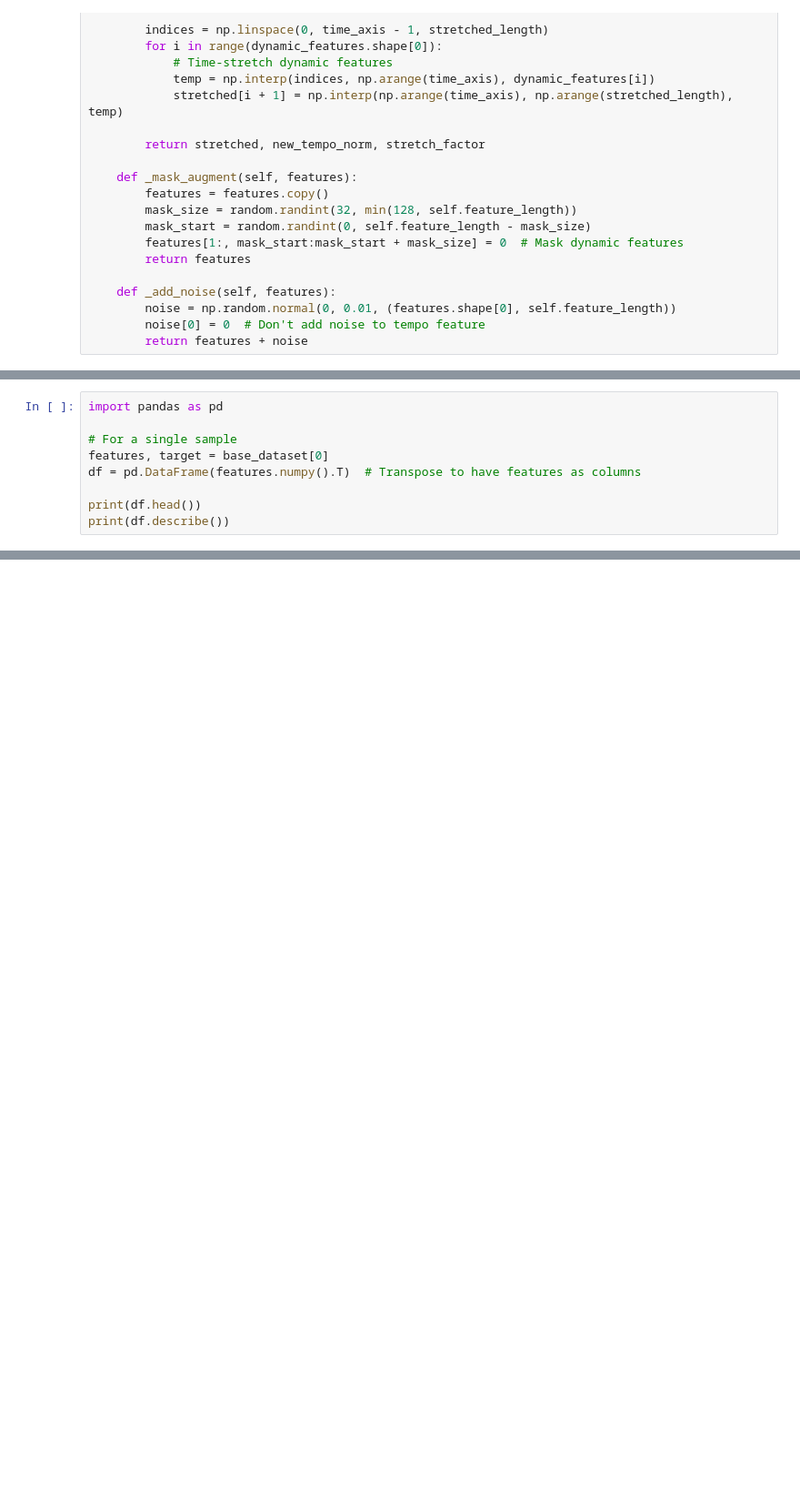
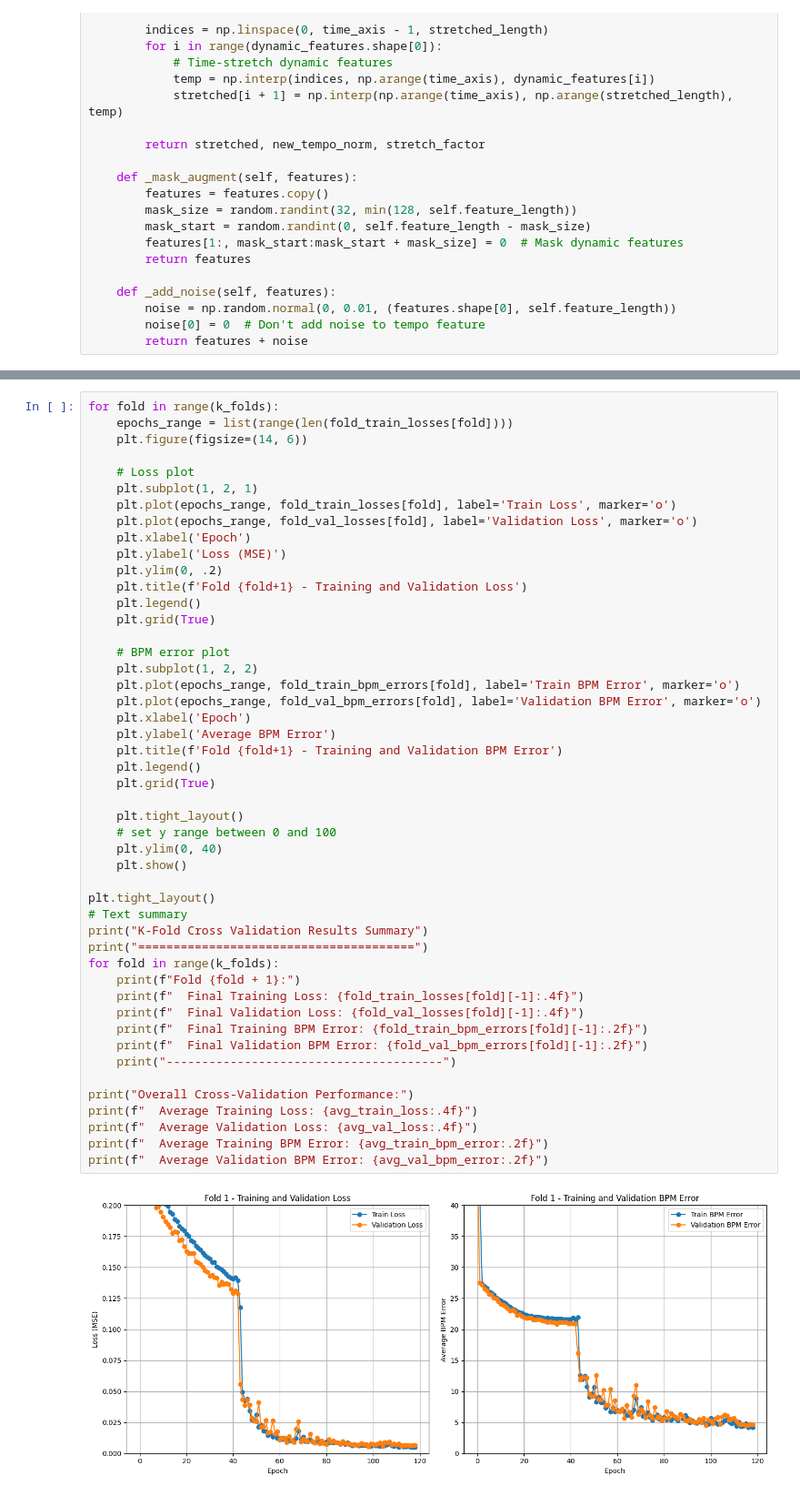
Before and after one commit to ParkerTonra/beat_teller_project, a Jupyter notebook: BeatTellerV2.ipynb, the cells around one changed output, grey strips where cells are left out. Shown at 91% size. Drawn from its saved outputs; the diff is of its cells as text; blank space fills up the shorter version.

```diff
--- a/BeatTellerV2.ipynb
+++ b/BeatTellerV2.ipynb
@@ -465,9 +488,0 @@ plt.show()
-# %%
-import pandas as pd
-
-# For a single sample
-features, target = base_dataset[0]
-df = pd.DataFrame(features.numpy().T)  # Transpose to have features as columns
-
-print(df.head())
-print(df.describe())
@@ -494,0 +649,50 @@ IndexError: tuple index out of range
+# %%
+for fold in range(k_folds):
+    epochs_range = list(range(len(fold_train_losses[fold])))
+    plt.figure(figsize=(14, 6))
+
+    # Loss plot
+    plt.subplot(1, 2, 1)
+    plt.plot(epochs_range, fold_train_losses[fold], label='Train Loss', marker='o')
+    plt.plot(epochs_range, fold_val_losses[fold], label='Validation Loss', marker='o')
+    plt.xlabel('Epoch')
+    plt.ylabel('Loss (MSE)')
+    plt.ylim(0, .2)
+    plt.title(f'Fold {fold+1} - Training and Validation Loss')
+    plt.legend()
+    plt.grid(True)
+
+    # BPM error plot
+    plt.subplot(1, 2, 2)
+    plt.plot(epochs_range, fold_train_bpm_errors[fold], label='Train BPM Error', marker='o')
+    plt.plot(epochs_range, fold_val_bpm_errors[fold], label='Validation BPM Error', marker='o')
+    plt.xlabel('Epoch')
+    plt.ylabel('Average BPM Error')
+    plt.title(f'Fold {fold+1} - Training and Validation BPM Error')
+    plt.legend()
+    plt.grid(True)
+
+    plt.tight_layout()
+    # set y range between 0 and 100
+    plt.ylim(0, 40)
+    plt.show()
+
+plt.tight_layout()
+# Text summary
+print("K-Fold Cross Validation Results Summary")
+print("=======================================")
+for fold in range(k_folds):
+    print(f"Fold {fold + 1}:")
+    print(f"  Final Training Loss: {fold_train_losses[fold][-1]:.4f}")
+    print(f"  Final Validation Loss: {fold_val_losses[fold][-1]:.4f}")
+    print(f"  Final Training BPM Error: {fold_train_bpm_errors[fold][-1]:.2f}")
+    print(f"  Final Validation BPM Error: {fold_val_bpm_errors[fold][-1]:.2f}")
+    print("---------------------------------------")
+
+print("Overall Cross-Validation Performance:")
+print(f"  Average Training Loss: {avg_train_loss:.4f}")
+print(f"  Average Validation Loss: {avg_val_loss:.4f}")
+print(f"  Average Training BPM Error: {avg_train_bpm_error:.2f}")
+print(f"  Average Validation BPM Error: {avg_val_bpm_error:.2f}")
+# %% [output]
+[figure, added]
```
Also changed, not shown: parts of 18 cells of this notebook, 10 other files.
